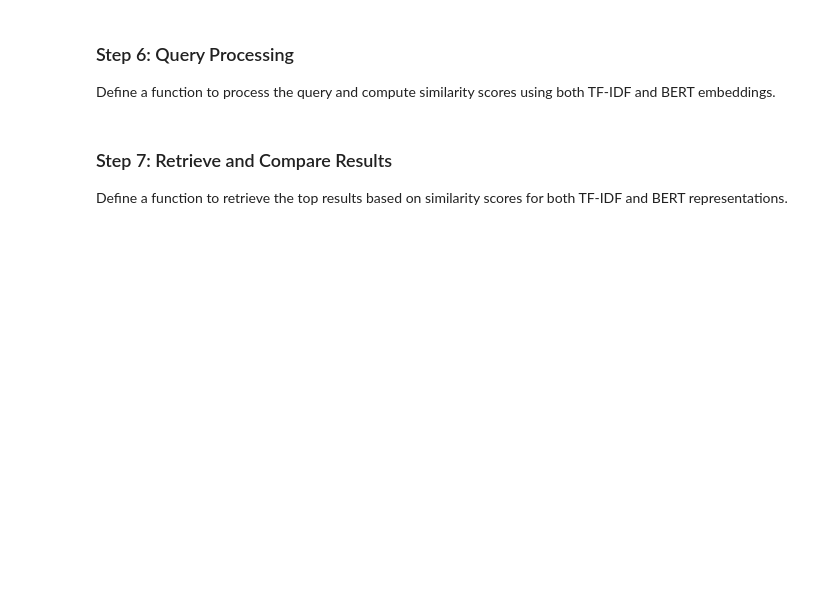
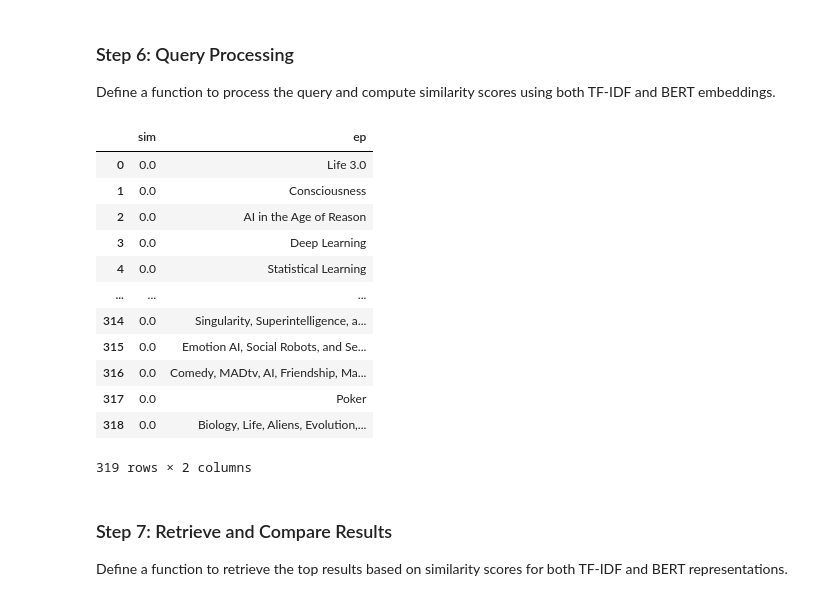
Before and after one commit to Allan4865/Information-Retrieval, a Jupyter notebook: podcast_ir.ipynb, the cells around one changed output. Saved outputs shown, nothing was run; the diff lists cells and outputs as text; code cells hidden in the pictures; blank space fills up the shorter version.

```diff
--- a/podcast_ir.ipynb
+++ b/podcast_ir.ipynb
@@ -107,3 +327,26 @@ def process_query(query, vectorizer, tfidf_matrix, bert_model, bert_tokenizer):
+# %%
+def retrieve_tfidf(query):
+    query_vector = vectorizer.transform([query])
+    similarities = cosine_similarity(tfidf_mtx, query_vector)
+    similarities_df = pd.DataFrame(similarities, columns=['sim'])
+    similarities_df['ep'] = df['title']
+    return similarities_df
+# %%
+retrieve_tfidf('gpt')
+# %% [output]
+|  | sim | ep |
+| 0 | 0.0 | Life 3.0 |
+| 1 | 0.0 | Consciousness |
+| 2 | 0.0 | AI in the Age of Reason |
+| 3 | 0.0 | Deep Learning |
+| 4 | 0.0 | Statistical Learning |
+| ... | ... | ... |
+| 314 | 0.0 | Singularity, Superintelligence, a... |
+| 315 | 0.0 | Emotion AI, Social Robots, and Se... |
+| 316 | 0.0 | Comedy, MADtv, AI, Friendship, Ma... |
+| 317 | 0.0 | Poker |
+| 318 | 0.0 | Biology, Life, Aliens, Evolution,... |
+319 rows × 2 columns
 # %% [markdown]
 ### Step 7: Retrieve and Compare Results
 
```
Also changed, not shown: parts of 48 cells of this notebook.
